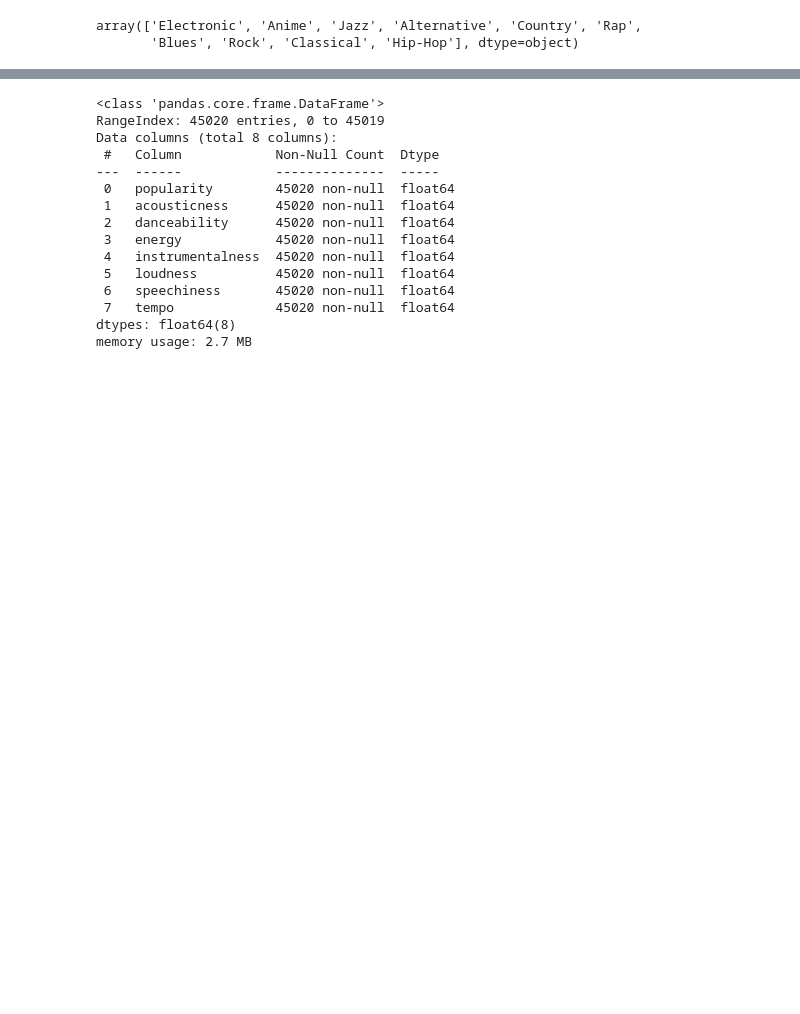
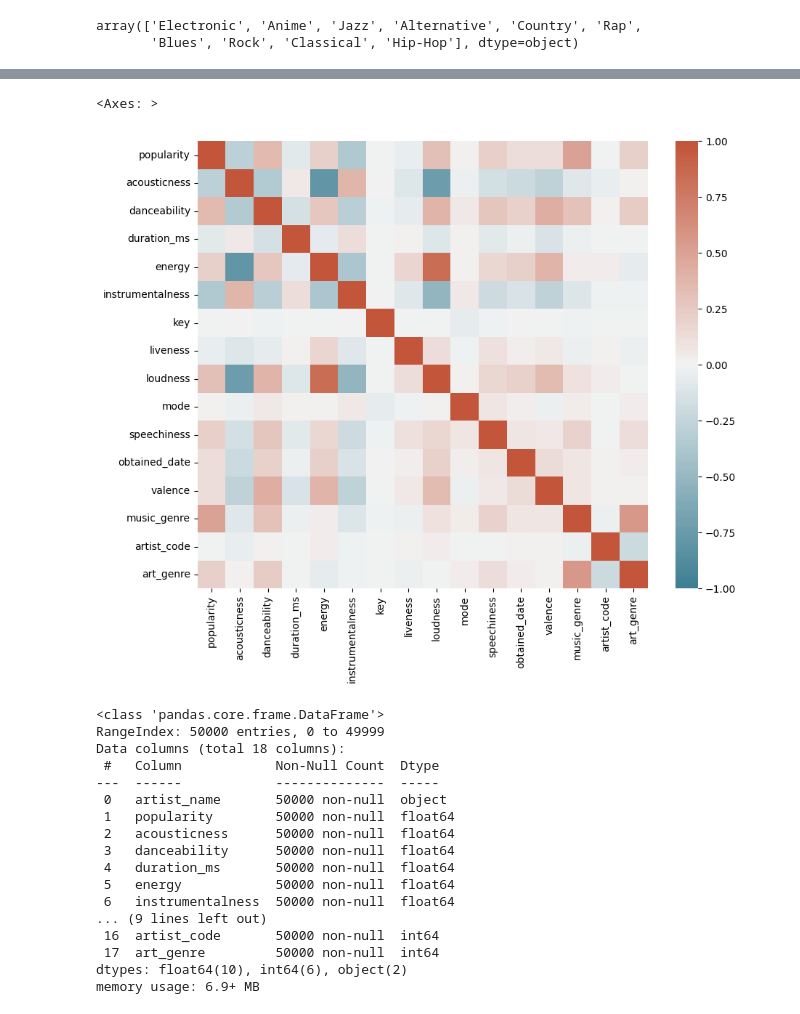
Before and after one commit to tofa19/DMML-Project, a Jupyter notebook: classify_music_genre.ipynb, the cells around one changed output, grey strips where cells are left out. Saved outputs shown, nothing was run; the diff lists cells and outputs as text; code cells hidden in the pictures; blank space fills up the shorter version.

```diff
--- a/classify_music_genre.ipynb
+++ b/classify_music_genre.ipynb
@@ -118,0 +130,8 @@ y = le.fit_transform(y)
+# %%
+le = LabelEncoder()
+
+data['key']=le.fit_transform(data['key'])
+data['mode']=le.fit_transform(data['mode'])
+data['obtained_date']=le.fit_transform(data['obtained_date'])
+data['artist_code'] = le.fit_transform(data['artist_name'])
+data['music_genre'] = le.fit_transform(data['music_genre'])
@@ -119,18 +199,27 @@ y = le.fit_transform(y)
+# %%
+plt.rcParams['figure.figsize'] = 10, 8
+sns.heatmap(data.select_dtypes(include=np.number).corr(),
+             vmin=-1, vmax=1, center=0, cmap=sns.diverging_palette(220, 20, n=200))
+# %% [output]
+<Axes: >
+[figure, added]
 # %%
-X.info()
+data.info()
 # %% [output]
 <class 'pandas.core.frame.DataFrame'>
-RangeIndex: 45020 entries, 0 to 45019
-Data columns (total 8 columns):
+RangeIndex: 50000 entries, 0 to 49999
+Data columns (total 18 columns):
  #   Column            Non-Null Count  Dtype
 ---  ------            --------------  -----
- 0   popularity        45020 non-null  float64
- 1   acousticness      45020 non-null  float64
- 2   danceability      45020 non-null  float64
- 3   energy            45020 non-null  float64
- 4   instrumentalness  45020 non-null  float64
- 5   loudness          45020 non-null  float64
- 6   speechiness       45020 non-null  float64
- 7   tempo             45020 non-null  float64
-dtypes: float64(8)
-memory usage: 2.7 MB
+ 0   artist_name       50000 non-null  object
+ 1   popularity        50000 non-null  float64
+ 2   acousticness      50000 non-null  float64
+ 3   danceability      50000 non-null  float64
+ 4   duration_ms       50000 non-null  float64
+ 5   energy            50000 non-null  float64
+ 6   instrumentalness  50000 non-null  float64
+... (9 lines left out)
+ 16  artist_code       50000 non-null  int64
+ 17  art_genre         50000 non-null  int64
+dtypes: float64(10), int64(6), object(2)
+memory usage: 6.9+ MB
```
Also changed, not shown: parts of 30 cells of this notebook.
